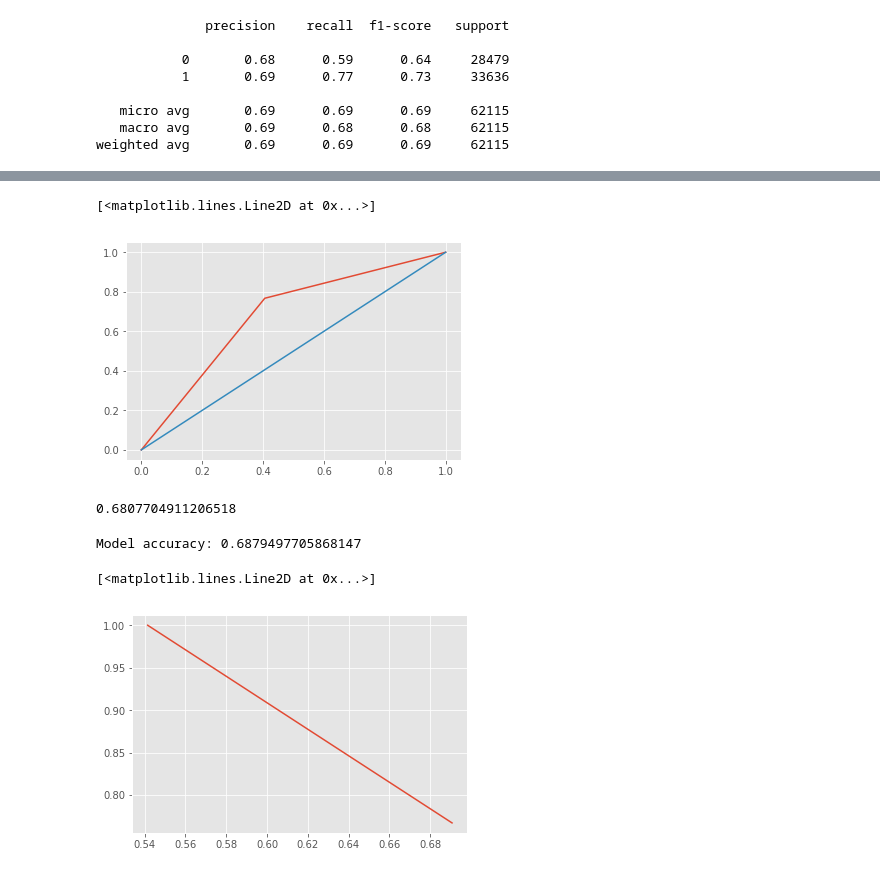
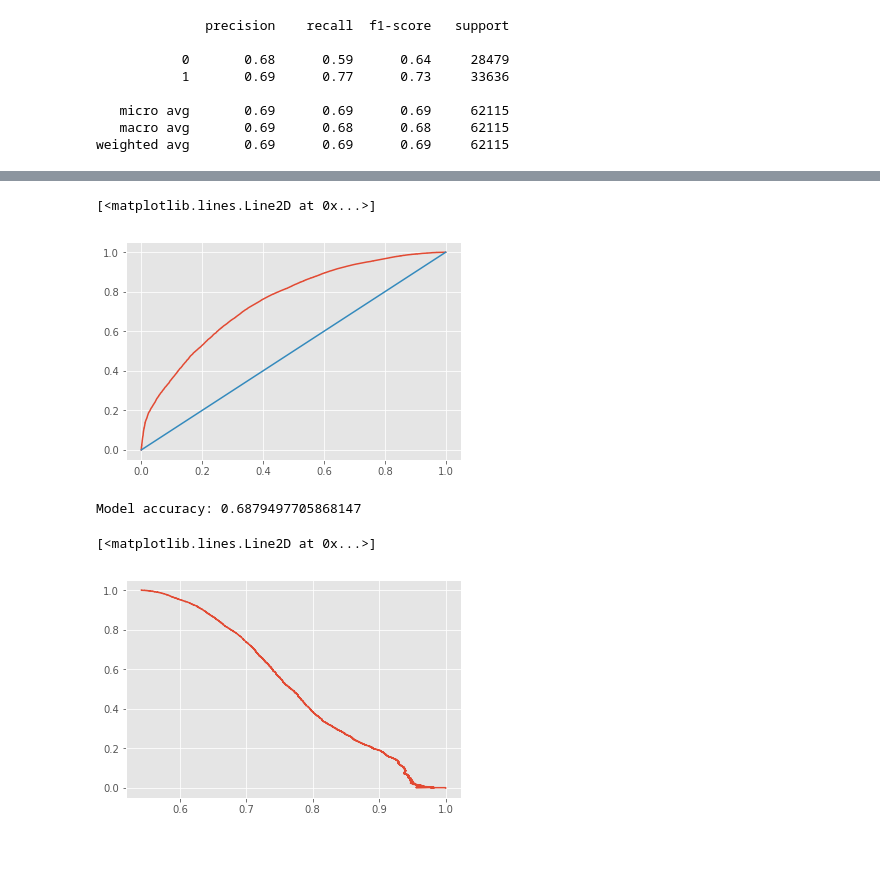
Before and after one commit to natashaborders-zz/Predicting_Kickstarter_Campaign_Success, a Jupyter notebook: Exploratory_Data_Analysis_Workbooks/Logistic_Regression.ipynb, the cells around one changed output, grey strips where cells are left out. Cells and saved outputs as stored; diff of their text form; code cells hidden in the pictures.

```diff
--- a/Exploratory_Data_Analysis_Workbooks/Logistic_Regression.ipynb
+++ b/Exploratory_Data_Analysis_Workbooks/Logistic_Regression.ipynb
@@ -117,23 +169,19 @@ log_loss(y_test,predictions)
 # %%
 from sklearn.metrics import roc_auc_score, roc_curve
 
-fpr, tpr, thresholds = roc_curve(y_test,predictions)
+fpr, tpr, thresholds = roc_curve(y_test,y_scores)
 plt.plot(fpr, tpr)
 plt.plot(np.linspace(0,1,100),np.linspace(0,1,100))
 # %% [output]
 [<matplotlib.lines.Line2D at 0x...>]
-[figure, old version]
+[figure, new version]
-# %%
-roc_auc_score(y_test,predictions)
-# %% [output]
-0.6807704911206518
 # %%
 print("Model accuracy:",metrics.accuracy_score(y_test,predictions))
 # %% [output]
 Model accuracy: 0.6879497705868147
 # %%
-prec, recall, thresholds = precision_recall_curve(y_test,predictions)
+prec, recall, thresholds = precision_recall_curve(y_test,y_scores)
 plt.plot(prec[0:-1], recall[0:-1])
 # %% [output]
 [<matplotlib.lines.Line2D at 0x...>]
-[figure, old version]
+[figure, new version]
```
Also changed, not shown: parts of 12 cells of this notebook, 6 other files.
